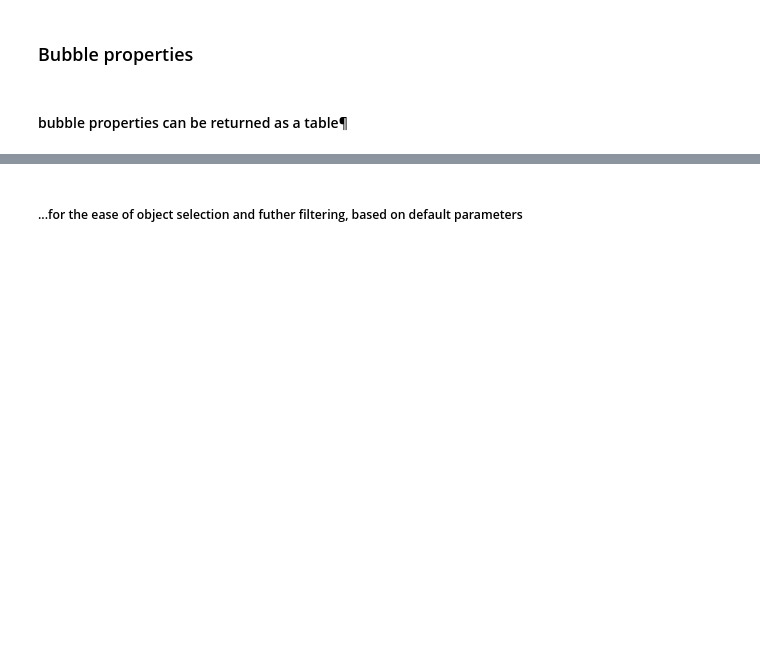
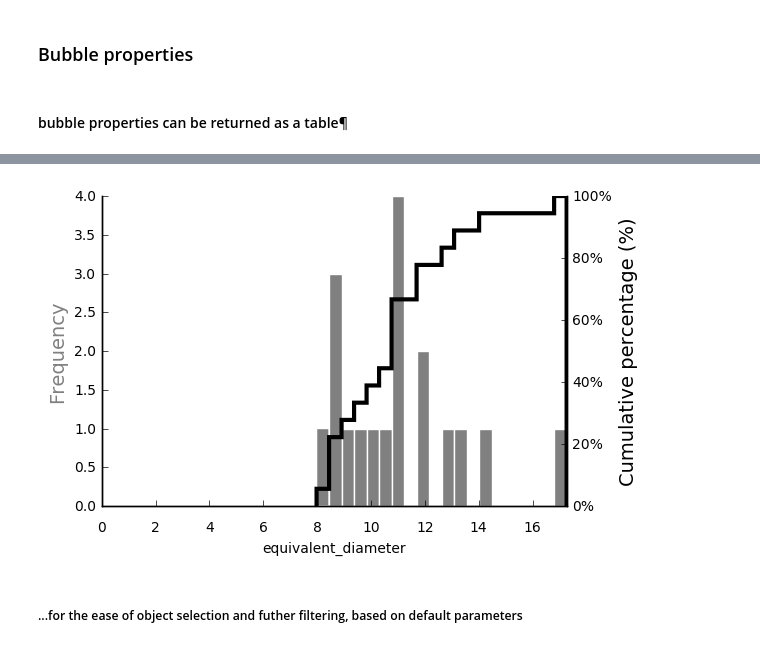
Before and after one commit to gbellandi/bubble_size_analysis, a Jupyter notebook: drafts/bubblekicker.ipynb, the cells around one changed output, grey strips where cells are left out. Saved outputs shown, nothing was run; the diff lists cells and outputs as text; code cells hidden in the pictures; blank space fills up the shorter version.

```diff
--- a/drafts/bubblekicker.ipynb
+++ b/drafts/bubblekicker.ipynb
@@ -111,7 +111,7 @@ res = batchbubblekicker('sample_images', 'red',
 # %%
 bubbler = CannyPipeline('0325097m_0305.tif', channel='red')
 result = bubbler.run([120, 180], 3, 3, 1, 1)
-nbubbles, marker_image, props = bubble_properties_calculate(result)
-print nbubbles
+marker_image, props = bubble_properties_calculate(result) #output do add nbubbles,
+#print(nbubbles)
 fig, axs = bubble_properties_plot(props, "equivalent_diameter")
 # %% [output]
@@ -119,3 +120,4 @@ SyntaxError: Missing parentheses in call to 'print' (<ipython-input-15-0c2db4283
+[figure, added]
 # %% [markdown]
 ##### ...for the ease of object selection and futher filtering, based on default parameters
 # %%
```
Also changed, not shown: parts of 4 cells of this notebook.
